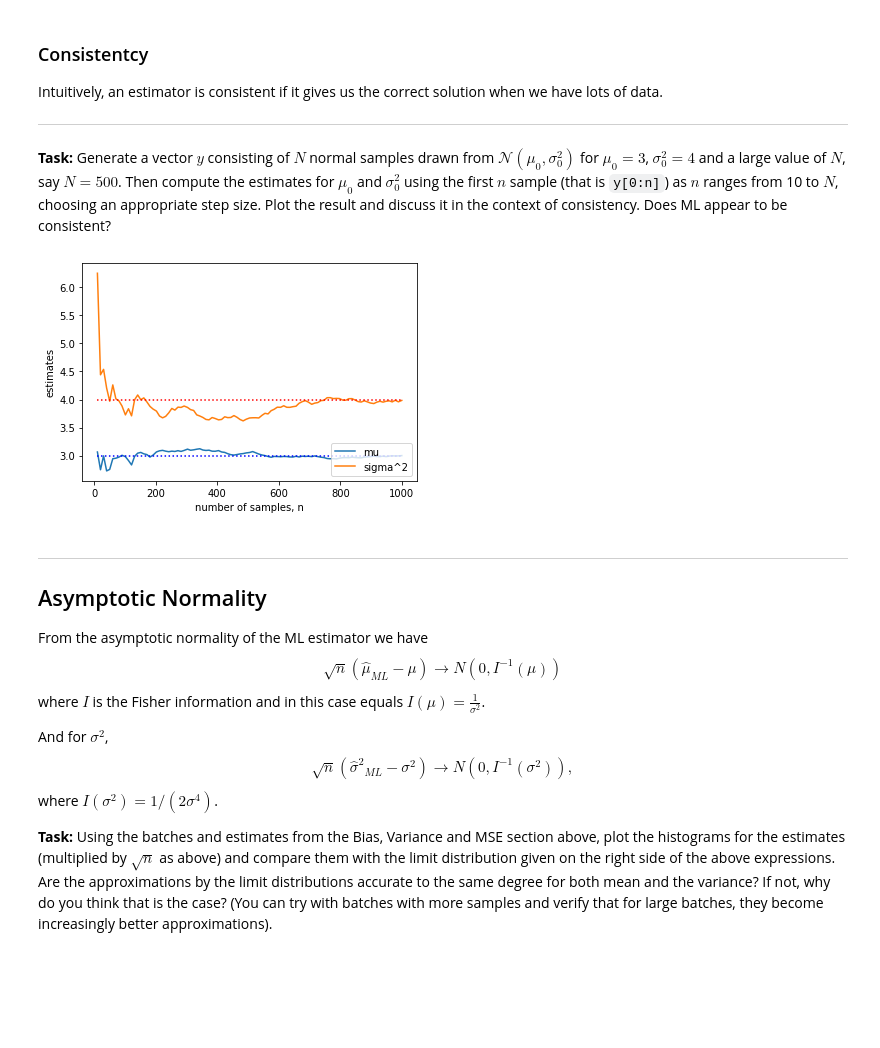
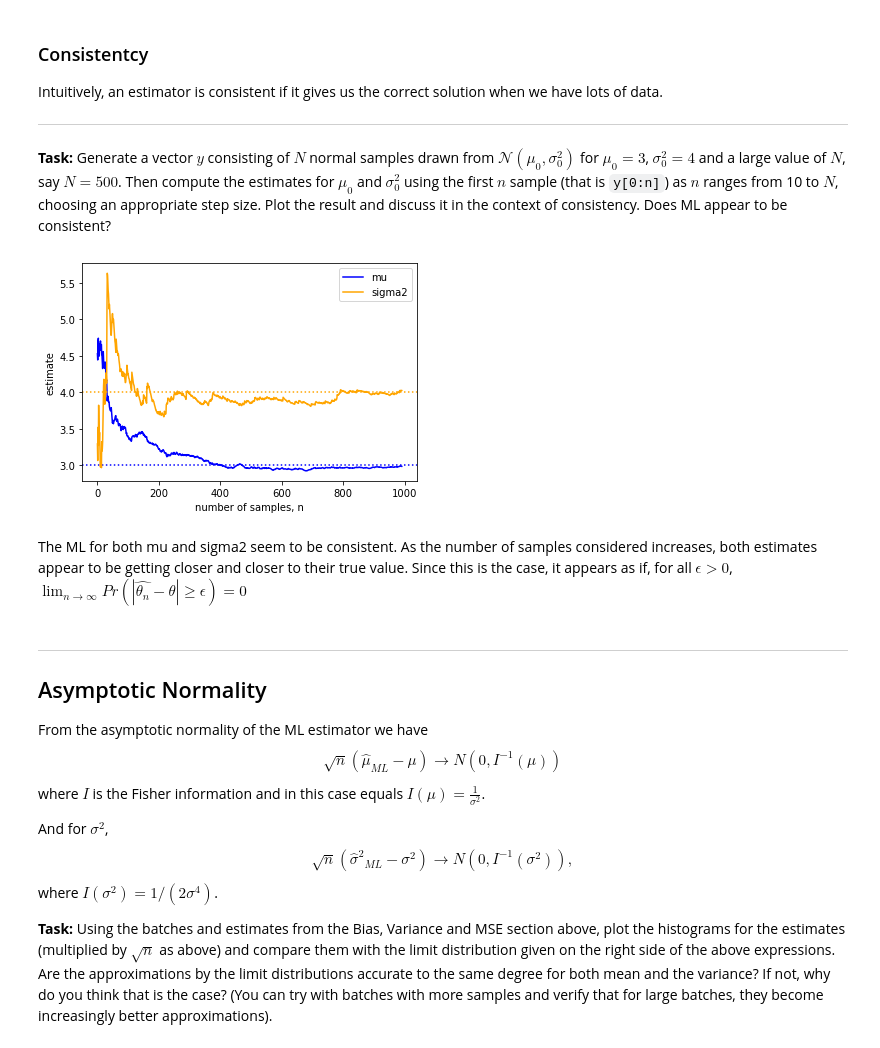
Before and after one commit to ZackBoner/SLGM-fall-2021, a Jupyter notebook: 2021F_Lab_2_ML.ipynb, the cells around one changed output. Cells and saved outputs as stored; diff of their text form; code cells hidden in the pictures; blank space fills up the shorter version.

```diff
--- a/2021F_Lab_2_ML.ipynb
+++ b/2021F_Lab_2_ML.ipynb
@@ -50,13 +87,32 @@ Intuitively, an estimator is consistent if it gives us the correct solution when
 
 ___
 __Task:__ Generate a vector $y$ consisting of $N$ normal samples drawn from $\mathcal{N}(\mu_0,\sigma_0^2)$ for $\mu_0=3$, $\sigma_0^2=4$ and a large value of $N$, say $N=500$. Then compute the estimates for $\mu_0$ and $\sigma^2_0$ using the first $n$ sample (that is `y[0:n]`) as $n$ ranges from 10 to $N$, choosing an appropriate step size. Plot the result and discuss it in the context of consistency. Does ML appear to be consistent?
-# %%
-theta0 = [3,4] #[mean,variance]
-# Begin Solution
-
-# End Solution
-# %% [output]
-[figure, removed]
+# %%
+theta0 = [3,4] #[mean,variance]
+# Begin Solution
+mynorm = st.norm(theta0[0],np.sqrt(theta0[1]))
+N = 1000 # number of samples
+y = mynorm.rvs(N)
+
+ml_estimates_varying_n = [NormML(y[0:n]) for n in range(10, N+1)]
+mu_estimates = [x[0] for x in ml_estimates_varying_n]
+var_estimates = [x[1] for x in ml_estimates_varying_n]
+
+plt.figure()
+plt.plot(mu_estimates, c='blue', label='mu')
+plt.axhline(theta0[0], c='blue', linestyle='dotted')
+plt.plot(var_estimates, c='orange', label='sigma2')
+plt.axhline(theta0[1], c='orange', linestyle='dotted')
+plt.xlabel('number of samples, n')
+plt.ylabel('estimate')
+plt.legend()
+plt.show()
+
+# End Solution
+# %% [output]
+[figure, added]
+# %% [markdown]
+The ML for both mu and sigma2 seem to be consistent. As the number of samples considered increases, both estimates appear to be getting closer and closer to their true value. Since this is the case, it appears as if, for all $\epsilon > 0$, $\lim_{n\rightarrow \infty} Pr(|\hat{\theta_n}-\theta| \geq \epsilon)=0$
 # %% [markdown]
 _____
 ## Asymptotic Normality
```
Also changed, not shown: parts of 9 cells of this notebook, 3 other files.
